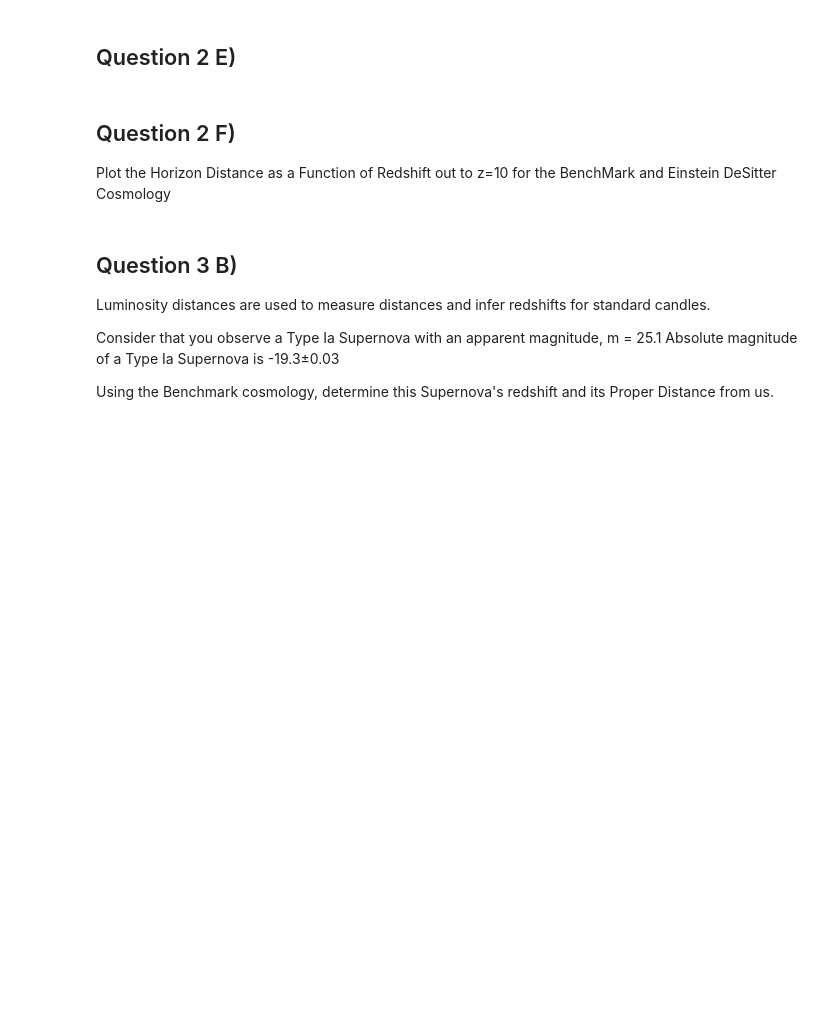
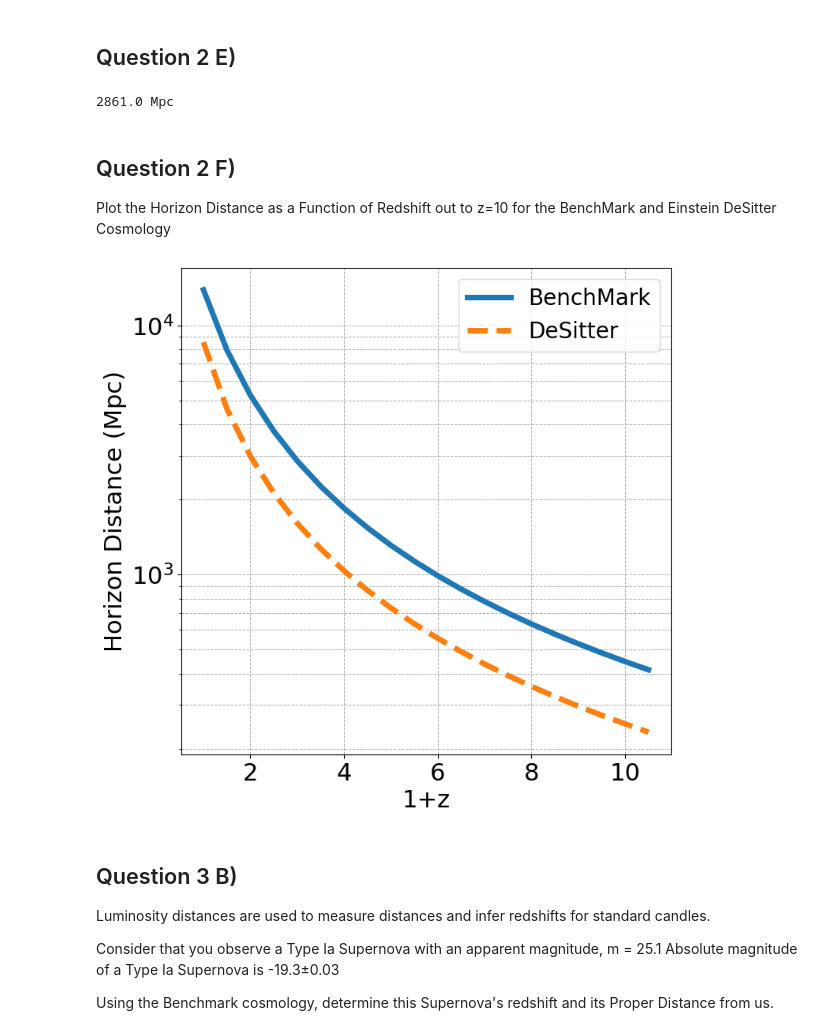
Before and after one commit to ThomasaturnV/ASTR400B, a Jupyter notebook: Labs/Lab12/Lab12.ipynb, the cells around one changed output. Drawn from its saved outputs; the diff is of its cells as text; code cells hidden in the pictures; blank space fills up the shorter version.

```diff
--- a/Labs/Lab12/Lab12.ipynb
+++ b/Labs/Lab12/Lab12.ipynb
@@ -366,14 +366,13 @@ class CosmologicalTools:
         # 1/H(zrange)*speed of light
         # Speed of light is loaded in modules from astropy,
         #but in units of m/s --> need in km/s
-        # FILL THIS IN
+        Integrand = c.to(u.km/u.s) / self.HubbleParameter(zrange)
 
 
 
         # Integrate y numerically over zrange and return
         #in units of Mpc
-        # FILL THIS IN
-        DC = 0
+        DC = simps(Integrand, zrange) * u.Mpc
 
         return DC
 
@@ -405,8 +404,7 @@ class CosmologicalTools:
 
         # Comoving Distance[ independent of time] x
         #the scale factor at the time of observation.
-        # FILL THIS IN
-        DH = 0
+        DH = self.ComovingDistance(zo, ze) / (1+zo)
 
         return DH
 
@@ -414,13 +412,13 @@ class CosmologicalTools:
     # Question 3 A)
 
     def LuminosityDistance(self, ze):
-    # Function that computes DL, the luminosity distance
+    # Method that computes DL, the luminosity distance
     # of a galaxy at a given redshift
     # Input:    Redshift emitted (ze)
     # Output:   DL  in Mpc
         """ Method that computes the Luminosity Distance
         to an object at some redshift (ze)
-               DL = DC*(1+zobs)
+               DL = DC*(1+ze)
 
         PARAMETERS
         ---------
@@ -433,8 +431,9 @@ class CosmologicalTools:
             Luminosity Distance (Mpc)
         """
 
-        # FILL THIS IN
-        DL = 0
+        zo = 0 # observer redshift (today)
+
+        DL = self.ComovingDistance(zo, ze) * (1+ze)
 
         return  DL
 
@@ -461,8 +460,9 @@ class CosmologicalTools:
             Angular Diameter Distance (Mpc)
         """
 
-        #  FILL THIS IN
-        DA = 0
+        zo = 0 # observer redshift (today)
+
+        DA = self.ComovingDistance(zo, ze) / (1+ze)
 
         return  DA
 
@@ -494,9 +494,9 @@ class CosmologicalTools:
         angleRad = (angle*u.arcsec).to(u.rad)
 
         # FILL THIS IN
-        size = 0
+        size = self.AngularDiameterDistance(ze) * angleRad.value
 
-        return size
+        return size.to(u.kpc)
 # %%
 # Define the benchmark cosmology at z =0
 # Planck 2016 results. XIII. Cosmological parameters
@@ -642,6 +663,9 @@ plt.savefig('Lab12_LookBackTime.png')
 ## Question 2 E)
 # %%
 # What is the size of the observable universe at z=2?
+print(np.round(BenchmarkCosmology.ProperDistance(2, 1000)))
+# %% [output]
+2861.0 Mpc
 # %%
 # how much larger was the universe then vs now?
 # %% [markdown]
@@ -654,35 +678,40 @@ zrange2 = np.arange(zmin, zmax, 0.5)
 # %%
 # What is the size of the universe at each redshit in each cosmology
 # We need to again use a list comprehension
+HorizonBenchmark = [BenchmarkCosmology.ProperDistance(z, 1000).value for z in zrange2]
+HorizonEinsteinDeSitter = [EinsteinDeSitterCosmology.ProperDistance(z, 1000).value for z in zrange2]
 # %%
 # Plot the Horizon Distance as a Function of Redshift out to z=10
 #################################################################
 
 fig = plt.figure(figsize=(8,8))
 ax = plt.subplot(111)
 
 
 # Comoving Distance
 # FILL THIS IN
-#plt.semilogy(###, ### , linewidth=5, label='BenchMark')
+plt.semilogy((zrange2 + 1), HorizonBenchmark , linewidth=5, label='BenchMark')
 
-#plt.semilogy(### , ###  , linewidth=5, linestyle='--', label='DeSitter')
+plt.semilogy((zrange2 + 1), HorizonEinsteinDeSitter, linewidth=5, linestyle='--', label='DeSitter')
 
 
 # Add axis labels
 plt.xlabel('1+z', fontsize=22)
 plt.ylabel('Horizon Distance (Mpc)', fontsize=22)
 
+plt.grid(which='both', linestyle='--', linewidth=0.7)
 
 #adjust tick label font size
 label_size = 22
 matplotlib.rcParams['xtick.labelsize'] = label_size
 matplotlib.rcParams['ytick.labelsize'] = label_size
 
 legend = ax.legend(loc='upper right',fontsize=20)
 
 # Save to a file
-# plt.savefig('Lab12_HorizonDistance.png')
+plt.savefig('Lab12_HorizonDistance.png')
+# %% [output]
+[figure, added]
 # %% [markdown]
 ## Question 3 B)
 
```
Also changed, not shown: parts of 12 cells of this notebook, 1 other file.
